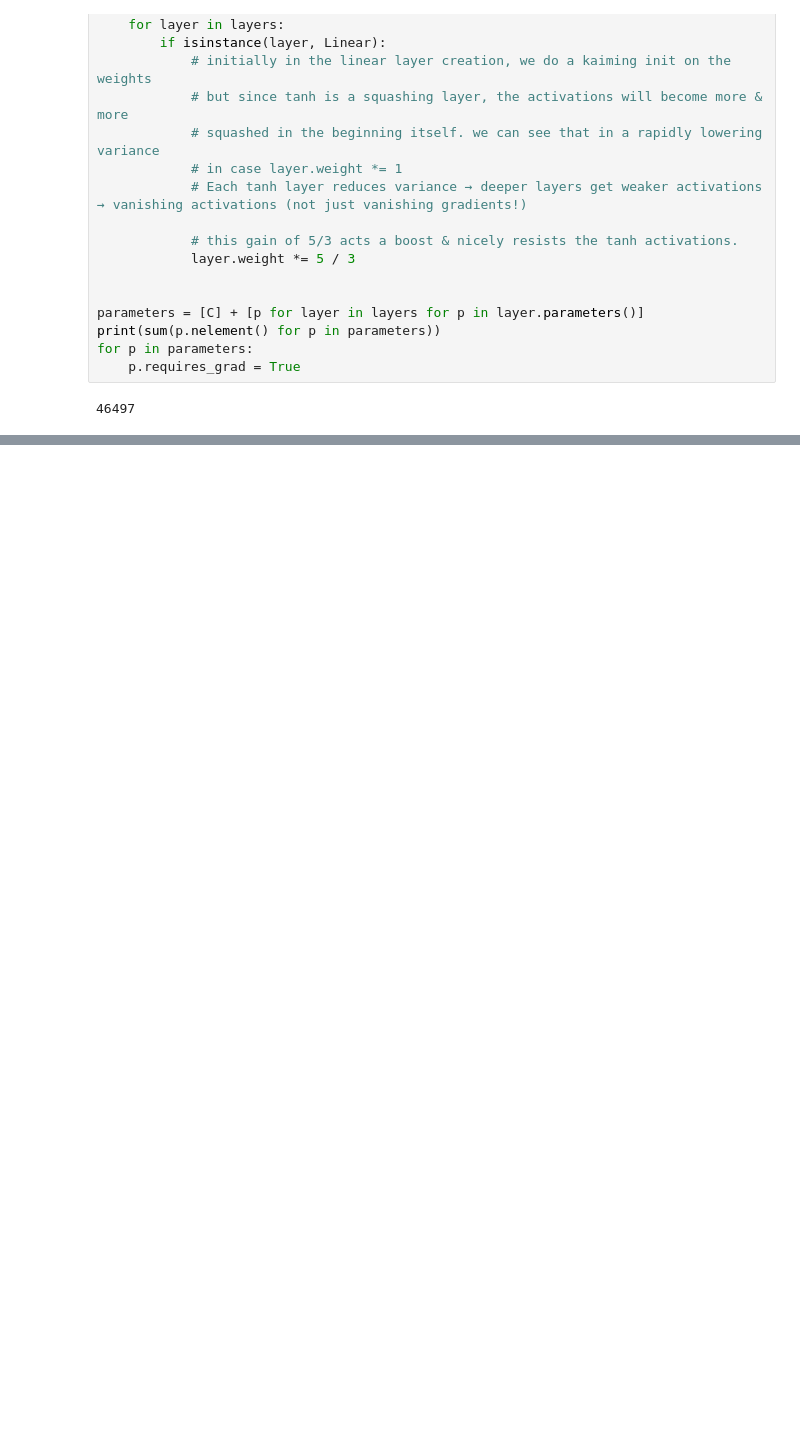
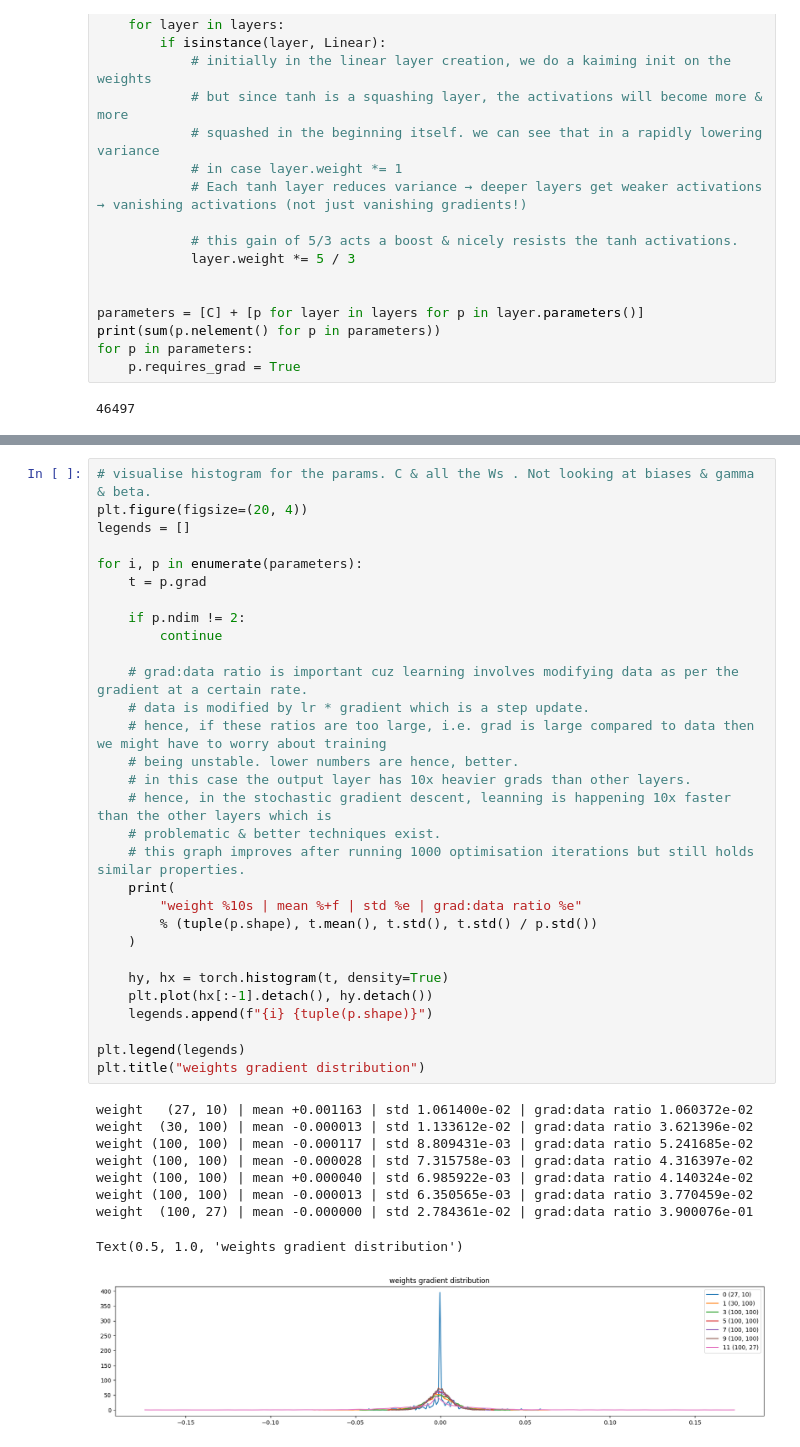
Before and after one commit to prabodh1194/karpathy-0-2-hero, a Jupyter notebook: makemore/makemore 3.ipynb, the cells around one changed output, grey strips where cells are left out. Saved outputs shown, nothing was run; the diff lists cells and outputs as text; blank space fills up the shorter version.

```diff
--- a/makemore/makemore 3.ipynb
+++ b/makemore/makemore 3.ipynb
@@ -598,0 +606,40 @@ layer 9 (      Tanh): mean -0.000011, std 5.055102e-04
+# %%
+# visualise histogram for the params. C & all the Ws . Not looking at biases & gamma & beta.
+plt.figure(figsize=(20, 4))
+legends = []
+
+for i, p in enumerate(parameters):
+    t = p.grad
+
+    if p.ndim != 2:
+        continue
+
+    # grad:data ratio is important cuz learning involves modifying data as per the gradient at a certain rate.
+    # data is modified by lr * gradient which is a step update.
+    # hence, if these ratios are too large, i.e. grad is large compared to data then we might have to worry about training
+    # being unstable. lower numbers are hence, better.
+    # in this case the output layer has 10x heavier grads than other layers.
+    # hence, in the stochastic gradient descent, leanning is happening 10x faster than the other layers which is
+    # problematic & better techniques exist.
+    # this graph improves after running 1000 optimisation iterations but still holds similar properties.
+    print(
+        "weight %10s | mean %+f | std %e | grad:data ratio %e"
+        % (tuple(p.shape), t.mean(), t.std(), t.std() / p.std())
+    )
+
+    hy, hx = torch.histogram(t, density=True)
+    plt.plot(hx[:-1].detach(), hy.detach())
+    legends.append(f"{i} {tuple(p.shape)}")
+
+plt.legend(legends)
+plt.title("weights gradient distribution")
+# %% [output]
+weight   (27, 10) | mean +0.001163 | std 1.061400e-02 | grad:data ratio 1.060372e-02
+weight  (30, 100) | mean -0.000013 | std 1.133612e-02 | grad:data ratio 3.621396e-02
+weight (100, 100) | mean -0.000117 | std 8.809431e-03 | grad:data ratio 5.241685e-02
+weight (100, 100) | mean -0.000028 | std 7.315758e-03 | grad:data ratio 4.316397e-02
+weight (100, 100) | mean +0.000040 | std 6.985922e-03 | grad:data ratio 4.140324e-02
+weight (100, 100) | mean -0.000013 | std 6.350565e-03 | grad:data ratio 3.770459e-02
+weight  (100, 27) | mean -0.000000 | std 2.784361e-02 | grad:data ratio 3.900076e-01
+Text(0.5, 1.0, 'weights gradient distribution')
+[figure, added]
```
Also changed, not shown: parts of 7 cells of this notebook.
